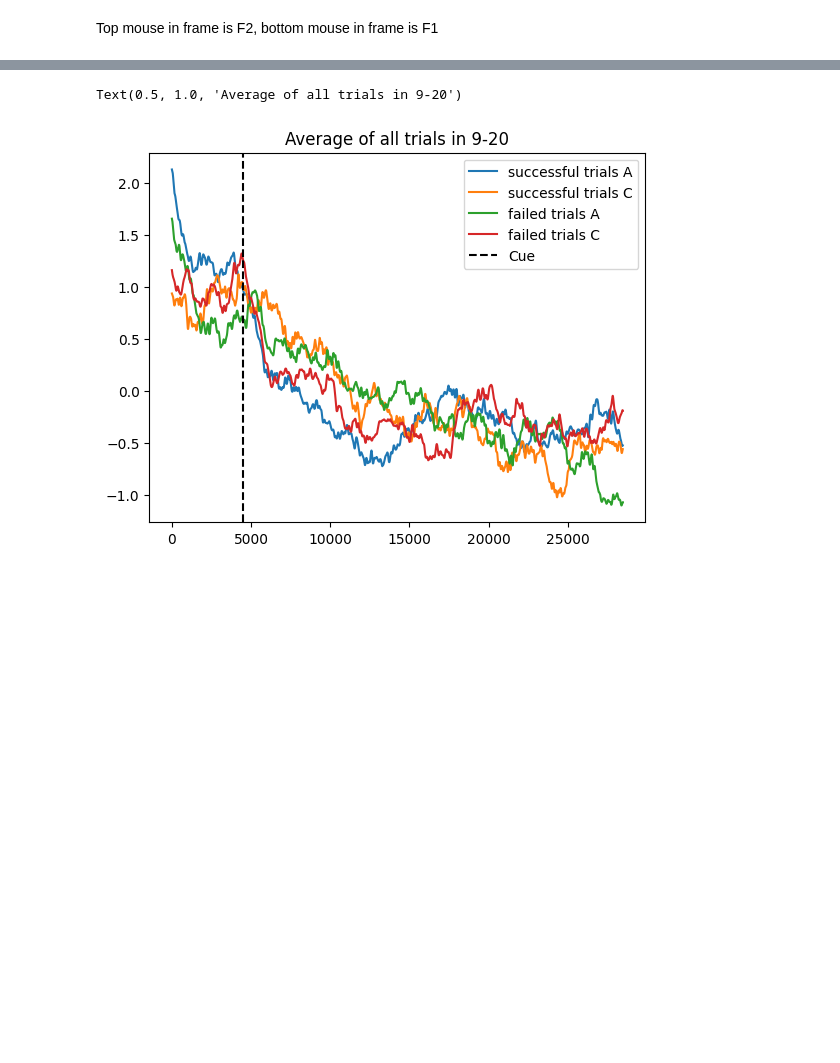
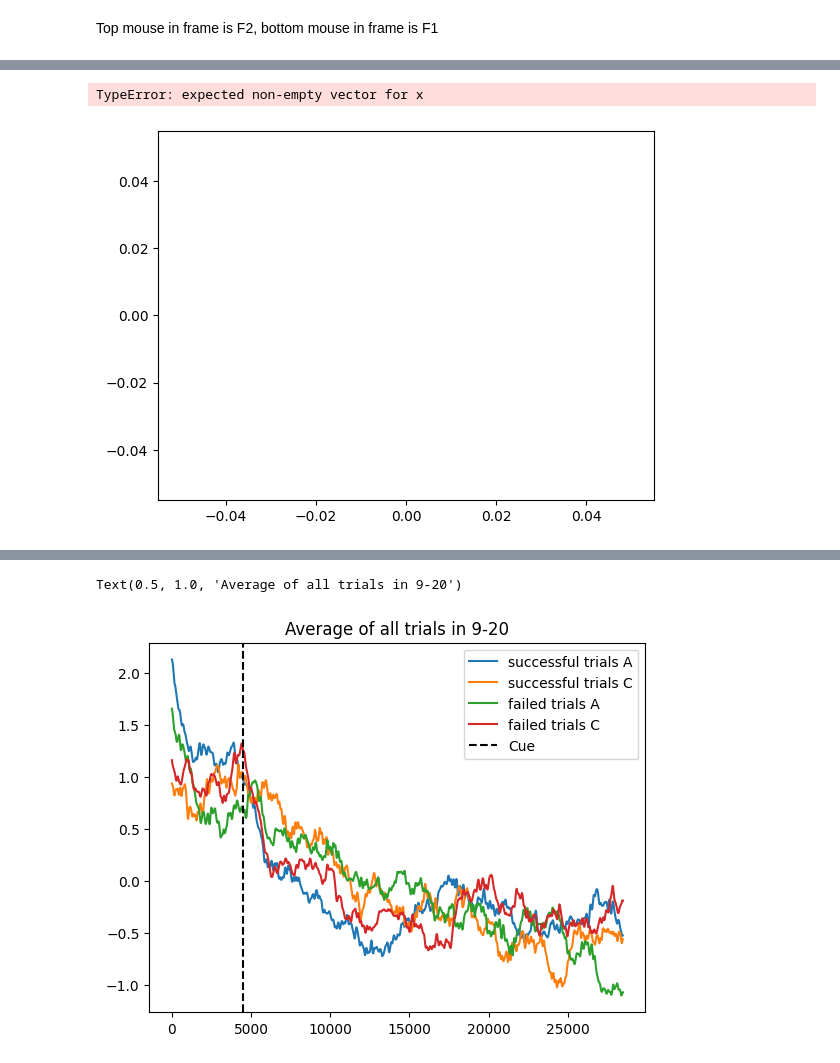
Before and after one commit to Tsuchijo/Interaction_Task_Data_Processing, a Jupyter notebook: src/notebooks/process_photometry.ipynb, the cells around one changed output, grey strips where cells are left out. Drawn from its saved outputs; the diff is of its cells as text; code cells hidden in the pictures; blank space fills up the shorter version.

```diff
--- a/src/notebooks/process_photometry.ipynb
+++ b/src/notebooks/process_photometry.ipynb
@@ -452,0 +469,16 @@ PearsonRResult(statistic=-0.06288310714373835, pvalue=2.3240990971964608e-234)
+# %%
+# downsample data to from 1 kHz to 18 Hz
+downsampled_465A = []
+downsampled_465C = []
+for trial in success_list_465A:
+    downsampled_465A.append(signal.resample(trial, 30 * 18))
+for trial in success_list_465C:
+    downsampled_465C.append(signal.resample(trial, 30 * 18))
+# scatter the success data
+plt.scatter(np.concatenate(np.array(downsampled_465A)[ :, 15000:], axis=0), np.concatenate(np.array(downsampled_465C)[ :, 15000:]), s=0.005)
+# plot the regression line
+m, b = np.polyfit(np.concatenate(np.array(success_list_465A)[ :, 15000:], axis=0), np.concatenate(np.array(success_list_465C)[ :, 15000:]), 1)
+plt.plot(np.concatenate(np.array(downsampled_465A)[ :, 15000:], axis=0), m*np.concatenate(np.array(success_list_465A)[ :, 15000:], axis=0) + b, color='red')
+# %% [output]
+TypeError: expected non-empty vector for x
+[figure, added]
```
Also changed, not shown: parts of 15 cells of this notebook, 6 other files.
